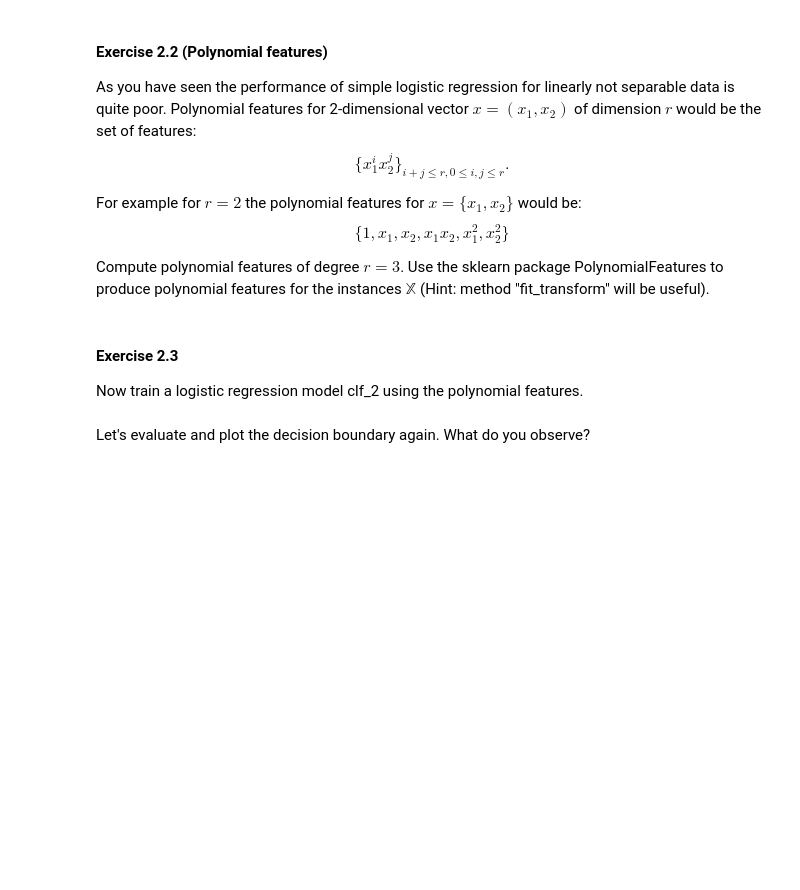
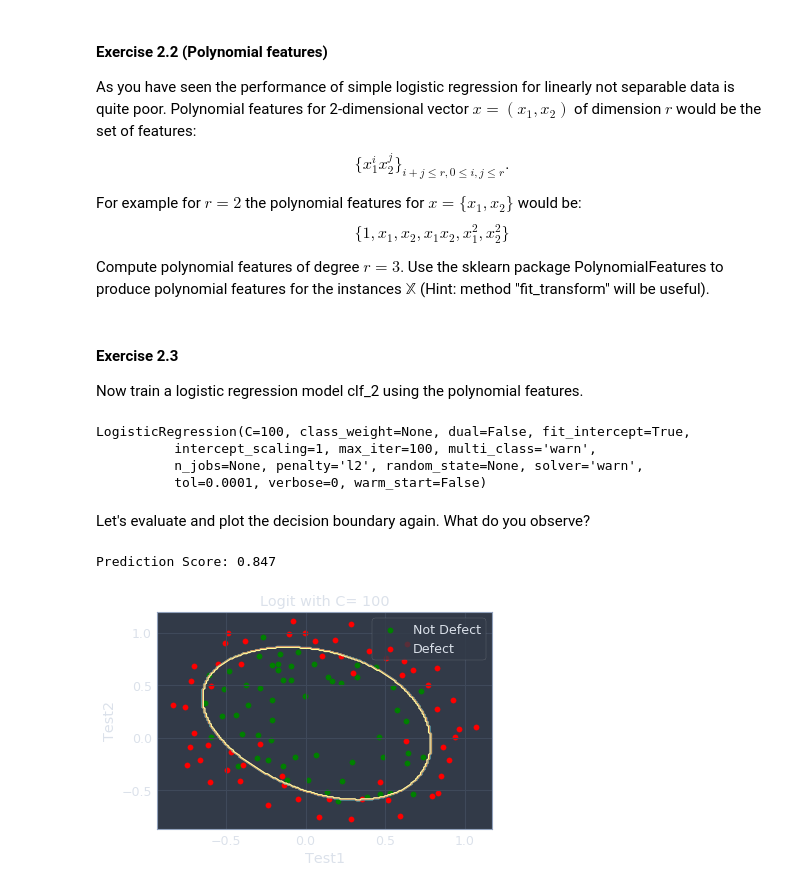
Before and after one commit to alyonavyshnevska/intelligent_data_analysis, a Jupyter notebook: Lab12_LogisticRegression/LogisticRegression.ipynb, the cells around one changed output. Drawn from its saved outputs; the diff is of its cells as text; code cells hidden in the pictures; blank space fills up the shorter version.

```diff
--- a/Lab12_LogisticRegression/LogisticRegression.ipynb
+++ b/Lab12_LogisticRegression/LogisticRegression.ipynb
@@ -227,12 +260,10 @@ $$\{1,x_{1},x_{2},x_{1}x_{2},x_{1}^{2},x_{2}^{2}\}$$
 Compute polynomial features of degree $r=3$. Use the sklearn package PolynomialFeatures to produce polynomial features for the instances $\mathbb{X}$ (Hint: method "fit_transform" will be useful).
 # %%
 from sklearn.preprocessing import PolynomialFeatures
+from sklearn.pipeline import make_pipeline
 
-####################
-# INSERT CODE HERE #
-####################
-
-# X_poly =
+poly = PolynomialFeatures(3)
+X_poly = poly.fit_transform(X)
 # %% [markdown]
 #### Exercise 2.3
 
@@ -246,14 +271,26 @@ Now train a logistic regression model clf_2 using the polynomial features.
+# %%
+clf_2 = LogisticRegression(C=100)
+clf_2.fit(X_poly, y)
+# print ('Sklearn\'s accuracy: {0}'.format(model.score(X, y)))
+# %% [output]
+LogisticRegression(C=100, class_weight=None, dual=False, fit_intercept=True,
+          intercept_scaling=1, max_iter=100, multi_class='warn',
+          n_jobs=None, penalty='l2', random_state=None, solver='warn',
+          tol=0.0001, verbose=0, warm_start=False)
 # %% [markdown]
 Let's evaluate and plot the decision boundary again. What do you observe?
 # %%
 plot_boundary(clf_2, X, y, grid_step=.01, poly_featurizer=poly)
 
 plt.scatter(X[y == 1, 0], X[y == 1, 1], c='green', label='Not Defect')
 plt.scatter(X[y == -1, 0], X[y == -1, 1], c='red', label='Defect')
 plt.xlabel("Test1")
 plt.ylabel("Test2")
-plt.title('Logit with C= {}'.format(C))
+plt.title('Logit with C= {}'.format(100))
 plt.legend();
 
 print("Prediction Score:",
 round(clf_2.score(X_poly, y), 3))
+# %% [output]
+Prediction Score: 0.847
+[figure, added]
```
Also changed, not shown: parts of 21 cells of this notebook, 1 other file.
